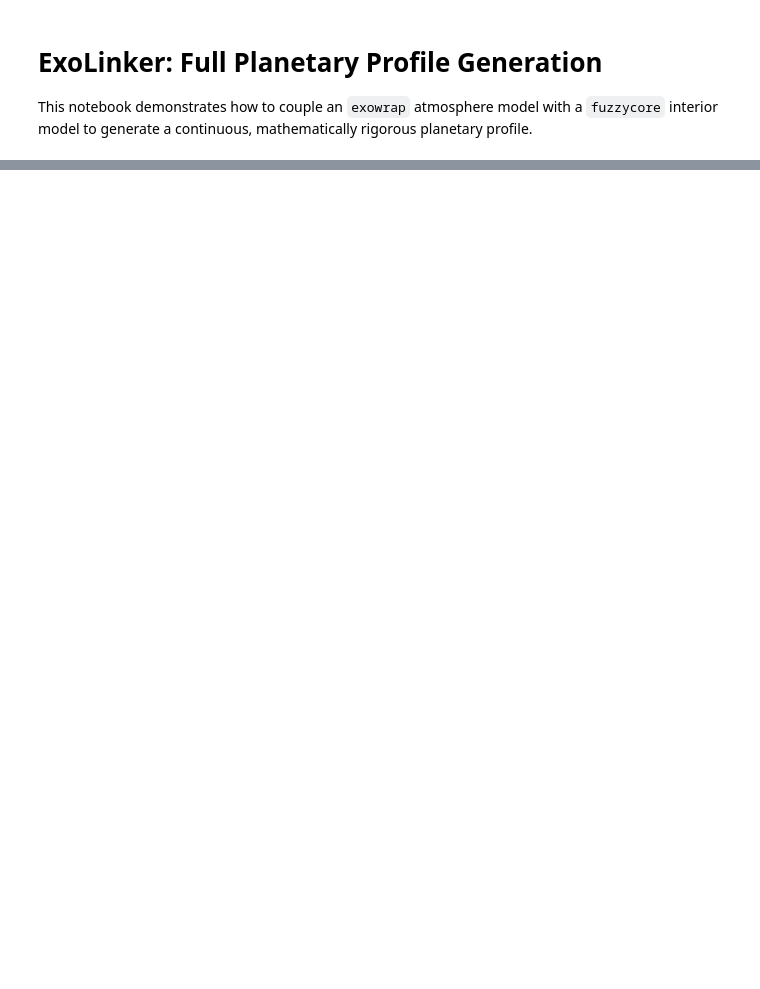
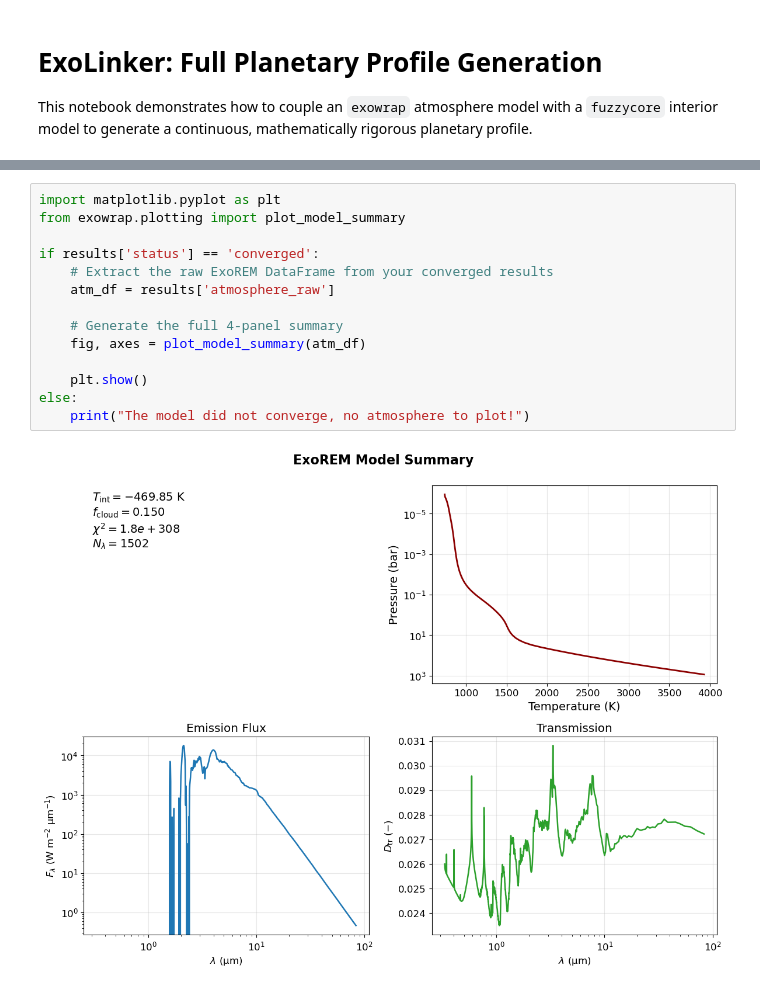
Before and after one commit to ChristianSWilkinson/exoweave, a Jupyter notebook: notebooks/test_exoweave.ipynb, the cells around one changed output, grey strips where cells are left out. Drawn from its saved outputs; the diff is of its cells as text; blank space fills up the shorter version.

```diff
--- a/notebooks/test_exoweave.ipynb
+++ b/notebooks/test_exoweave.ipynb
@@ -223,0 +206,16 @@ else:
+# %%
+import matplotlib.pyplot as plt
+from exowrap.plotting import plot_model_summary
+
+if results['status'] == 'converged':
+    # Extract the raw ExoREM DataFrame from your converged results
+    atm_df = results['atmosphere_raw']
+
+    # Generate the full 4-panel summary
+    fig, axes = plot_model_summary(atm_df)
+
+    plt.show()
+else:
+    print("The model did not converge, no atmosphere to plot!")
+# %% [output]
+[figure, added]
```
Also changed, not shown: parts of 7 cells of this notebook, 6 other files.
